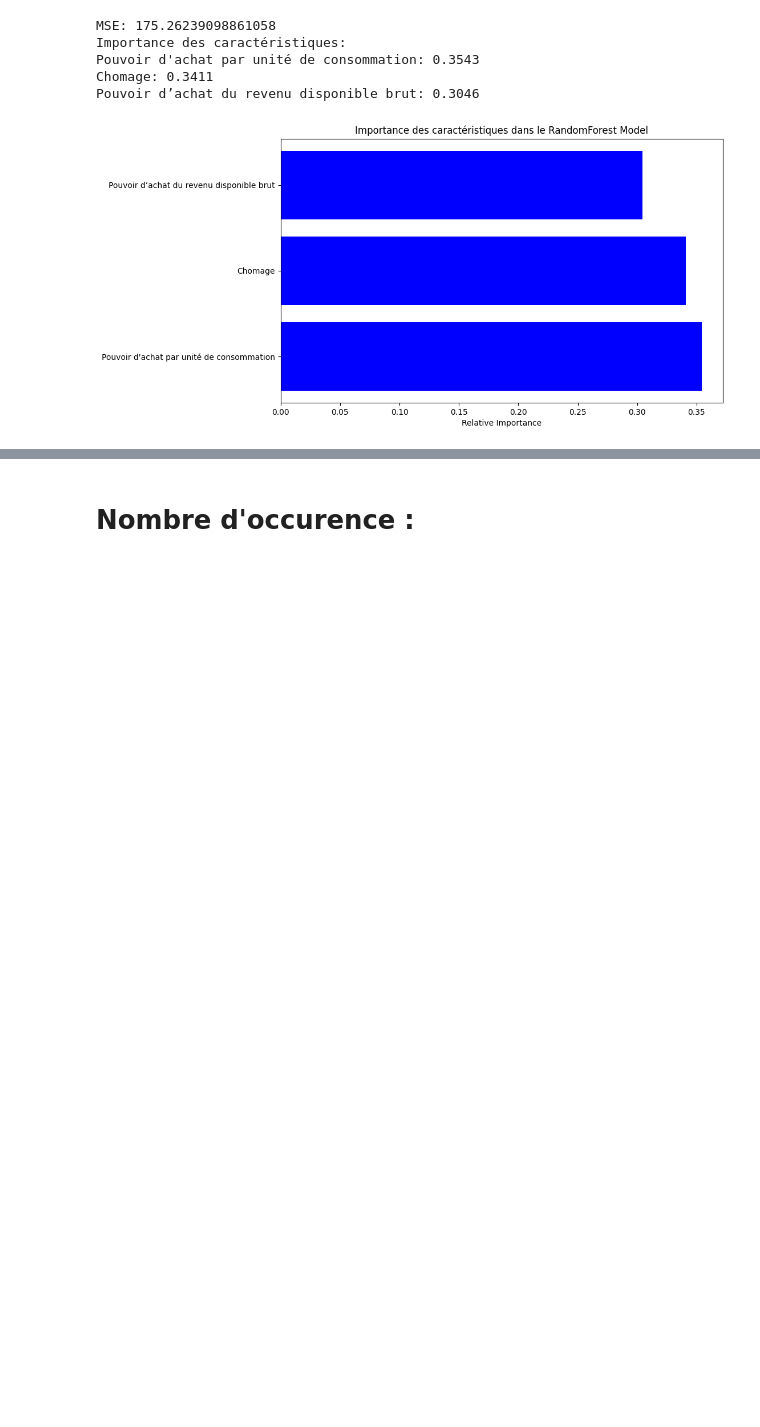
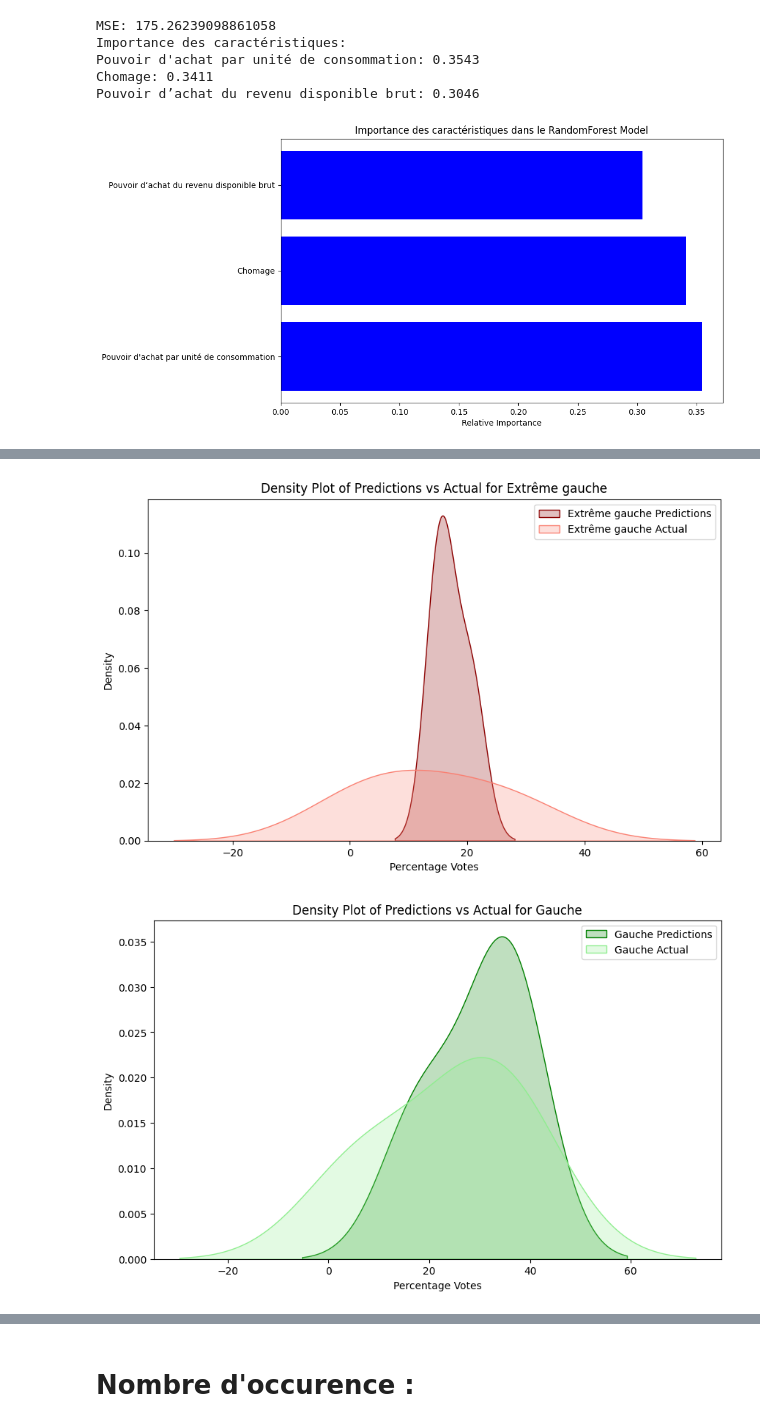
Before and after one commit to MathysLioson/presidential_IA, a Jupyter notebook: algo/presidentialLearning.ipynb, the cells around one changed output, grey strips where cells are left out. Drawn from its saved outputs; the diff is of its cells as text; code cells hidden in the pictures; blank space fills up the shorter version.

```diff
--- a/algo/presidentialLearning.ipynb
+++ b/algo/presidentialLearning.ipynb
@@ -411,0 +496,28 @@ for i in range(y_pred.shape[1]):
+# %%
+import seaborn as sns
+import matplotlib.pyplot as plt
+import numpy as np
+import pandas as pd
+
+y_pred_df = pd.DataFrame(y_pred, columns=["Extrême gauche", "Gauche", "Droite", "Extrême droite"])
+y_test_df = pd.DataFrame(y_test, columns=["Extrême gauche", "Gauche", "Droite", "Extrême droite"])
+
+colors = {
+    "Extrême gauche": ("darkred", "salmon"),
+    "Gauche": ("green", "lightgreen"),
+    "Droite": ("blue", "lightblue"),
+    "Extrême droite": ("darkviolet", "violet")
+}
+
+for party in ["Extrême gauche", "Gauche", "Droite", "Extrême droite"]:
+    plt.figure(figsize=(10, 6))
+    sns.kdeplot(y_pred_df[party], color=colors[party][0], label=f'{party} Predictions', fill=True)
+    sns.kdeplot(y_test_df[party], color=colors[party][1], label=f'{party} Actual', fill=True)
+    plt.title(f'Density Plot of Predictions vs Actual for {party}')
+    plt.xlabel('Percentage Votes')
+    plt.ylabel('Density')
+    plt.legend()
+    plt.show()
+# %% [output]
+[figure, added]
+[figure, added]
```
Also changed, not shown: parts of 9 cells of this notebook, 1 other file.
